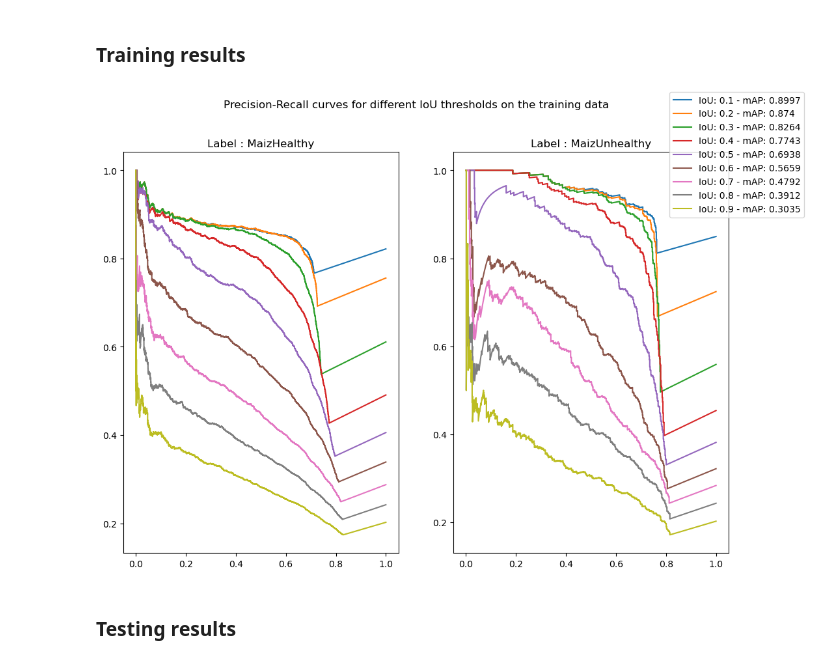
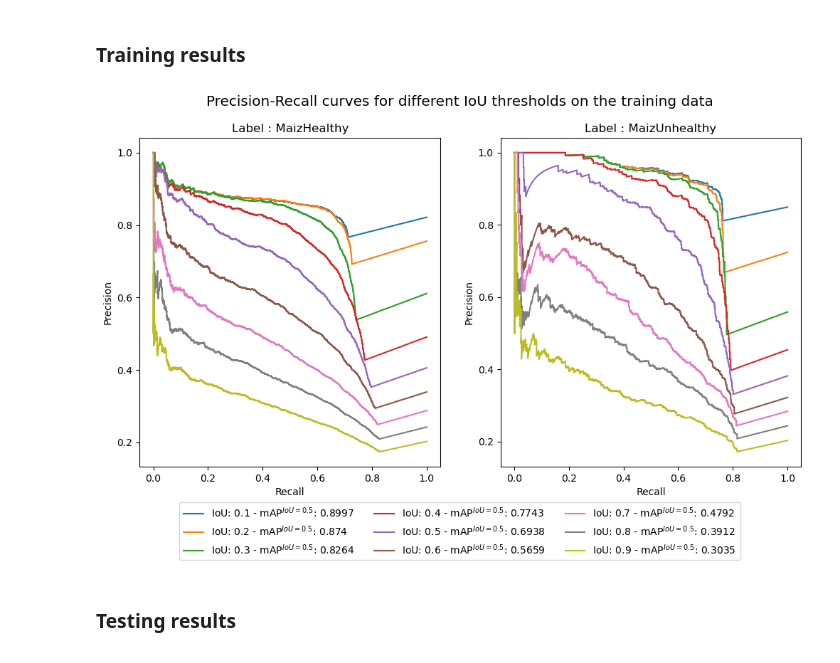
Before and after one commit to jonasmark97/DeepLearning_Final_Project, a Jupyter notebook: main.ipynb, the cells around one changed output. Saved outputs shown, nothing was run; the diff lists cells and outputs as text; code cells hidden in the pictures.

Commit message:
Updated plots

```diff
--- a/main.ipynb
+++ b/main.ipynb
@@ -95,10 +95,10 @@ Loading in classifier ... DONE
 46  of  46
 # %%
 # Showing the results
-os.environ["KMP_DUPLICATE_LIB_OK"]="TRUE"
+os.environ["KMP_DUPLICATE_LIB_OK"]="TRUE" # UNSAFE - but stops the kernel from crashing
 
-# with open("./Data/bbox_suggestions_with_labels.json") as fp:
-#     bbox_suggestions_with_labels = json.load(fp)
+with open("./Data/bbox_suggestions_with_labels.json") as fp:
+    bbox_suggestions_with_labels = json.load(fp)
 
 target_image_path = "./Data/test_data\\test_0_rgb.jpg"
 bbox_arr = bbox_suggestions_with_labels[target_image_path]
@@ -162,29 +162,33 @@ plt.show()
 ### Training results
 # %%
 # To get the training results you need to run "nms.py" and then "plot_nms_statistics.py" but to save time here is the nms stats
+os.environ["KMP_DUPLICATE_LIB_OK"]="TRUE" # UNSAFE - but stops the kernel from crashing
+
 import matplotlib.colors as mcolors
 with open("./Data/nms_train_stats_calculated.json") as fp:
     nms_train_stats = json.load(fp)
 
 color_arr = list(mcolors.TABLEAU_COLORS.values())
 
-fig, axs = plt.subplots(1,2, figsize=(12,8))
+fig, axs = plt.subplots(1,2, figsize=(12,6))
 for i, (iou_threshold_str, label_value_arr) in enumerate(nms_train_stats.items()):
     if iou_threshold_str == "iou_final_stats":
         continue
     for label_index_without_background in range(2):
         precision = nms_train_stats[iou_threshold_str][label_index_without_background]["precision"]
         recall = nms_train_stats[iou_threshold_str][label_index_without_background]["recall"]
         axs[label_index_without_background].plot(recall,precision,color=color_arr[i])
 
 
 for label_index_without_background in range(2):
     axs[label_index_without_background].set_title("Label : " + label_name_arr[label_index_without_background+1])
-fig.suptitle("Precision-Recall curves for different IoU thresholds on the training data")
-fig.legend(nms_train_stats["iou_final_stats"])
+    axs[label_index_without_background].set_xlabel("Recall")
+    axs[label_index_without_background].set_ylabel("Precision")
+fig.suptitle("Precision-Recall curves for different IoU thresholds on the training data", fontsize="x-large")
+fig.legend([legend.replace("mAP", "mAP$^{IoU=0.5}$") for legend in nms_train_stats["iou_final_stats"]],fontsize="medium", ncols=3, loc="lower center", bbox_to_anchor=(0.5, -0.12) )
 plt.show()
 # %% [output]
-[figure, old version]
+[figure, new version]
 # %% [markdown]
 ### Testing results
 # %%
```
Also changed, not shown: parts of 1 cell of this notebook.
